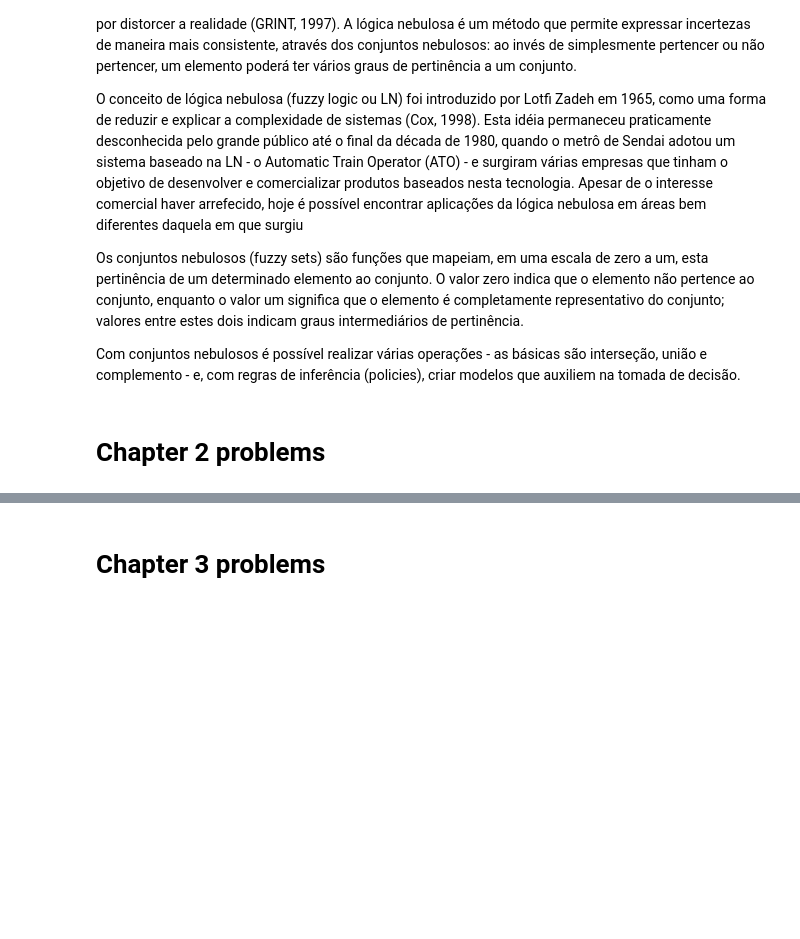
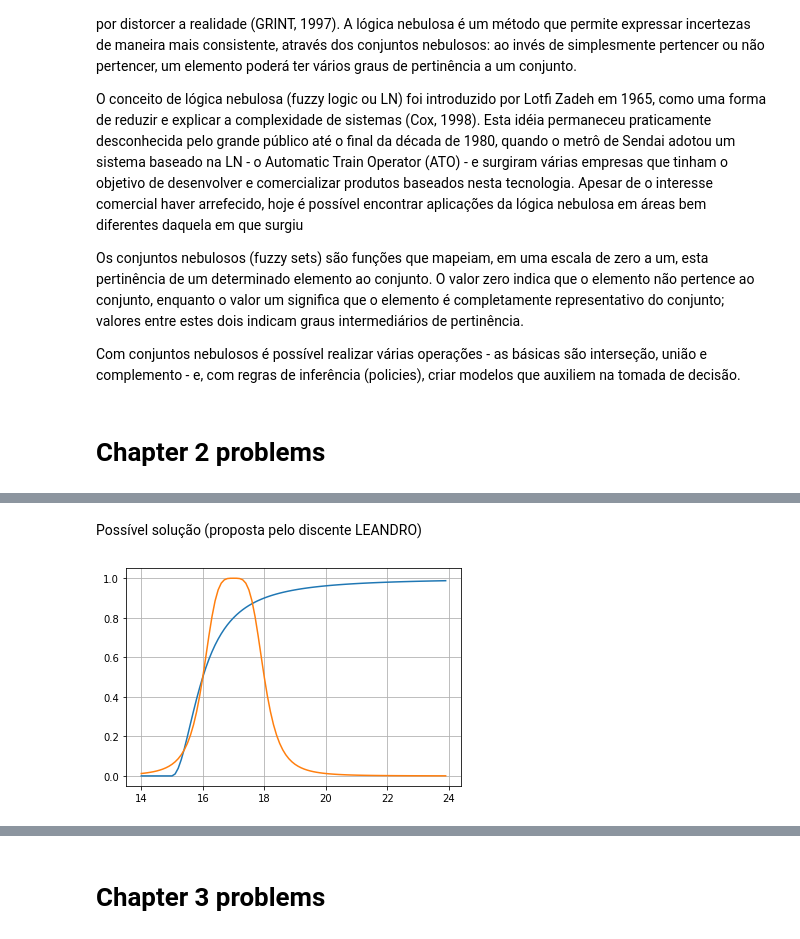
Before and after one commit to lourencocavalcante/Fuzzy-Logic, a Jupyter notebook: CAP424_2022_Exercicios_FuzzyLogic.ipynb, the cells around one changed output, grey strips where cells are left out. Drawn from its saved outputs; the diff is of its cells as text; code cells hidden in the pictures; blank space fills up the shorter version.

```diff
--- a/CAP424_2022_Exercicios_FuzzyLogic.ipynb
+++ b/CAP424_2022_Exercicios_FuzzyLogic.ipynb
@@ -52,6 +52,60 @@ Com conjuntos nebulosos é possível realizar várias operações - as básicas
 ## **Problem 7**
 
 <img src="https://github.com/lourencocavalcante/Fuzzy-Logic/blob/90c9f4ea04cee22074c3e8d8f5678eb7965bc230/Questions/2chapter-problem7.PNG?raw=true" width = 600 align="left">
+# %% [markdown]
+Possível solução (proposta pelo discente LEANDRO)
+# %%
+#Importação das bibliotecas necessárias
+
+from math import sqrt
+from turtle import color
+import numpy as np
+import math
+import matplotlib.pyplot as plt
+
+#-------------------------------------
+plt.figure()
+
+def miA(x):
+    if x > 15:
+        eq = 1+((x-15)**(-2))
+        uA = 1/eq
+    else:
+        uA = 0
+
+    return uA
+
+def miB(x):
+    eq = 1+((x-17)**4)
+    uB = 1/eq
+    return uB
+
+
+d = 14
+x = np.zeros((100))
+y = np.zeros((100))
+z = np.zeros((100))
+
+
+# create data
+for i in range(0,100):
+    y[i] = miA(d)
+    z[i] = miB(d)
+    x[i] = d
+    d = d + 0.1
+
+#x = [12,13,14,15,16,17,18,19,20,21]
+#y = [miA(12),miA(13),miA(14),miA(15),miA(16),miA(17),miA(18),miA(19),miA(20),miA(21)]
+
+#z = [miB(12),miB(13),miB(14),miB(15),miB(16),miB(17),miB(18),miB(19),miB(20),miB(21)]
+
+# plot line
+plt.plot(x,y)
+plt.plot(x,z)
+plt.grid()
+plt.show()
+# %% [output]
+[figure, added]
 # %% [markdown]
 ## **Problem 8**
 
```
Also changed, not shown: parts of 2 cells of this notebook.
